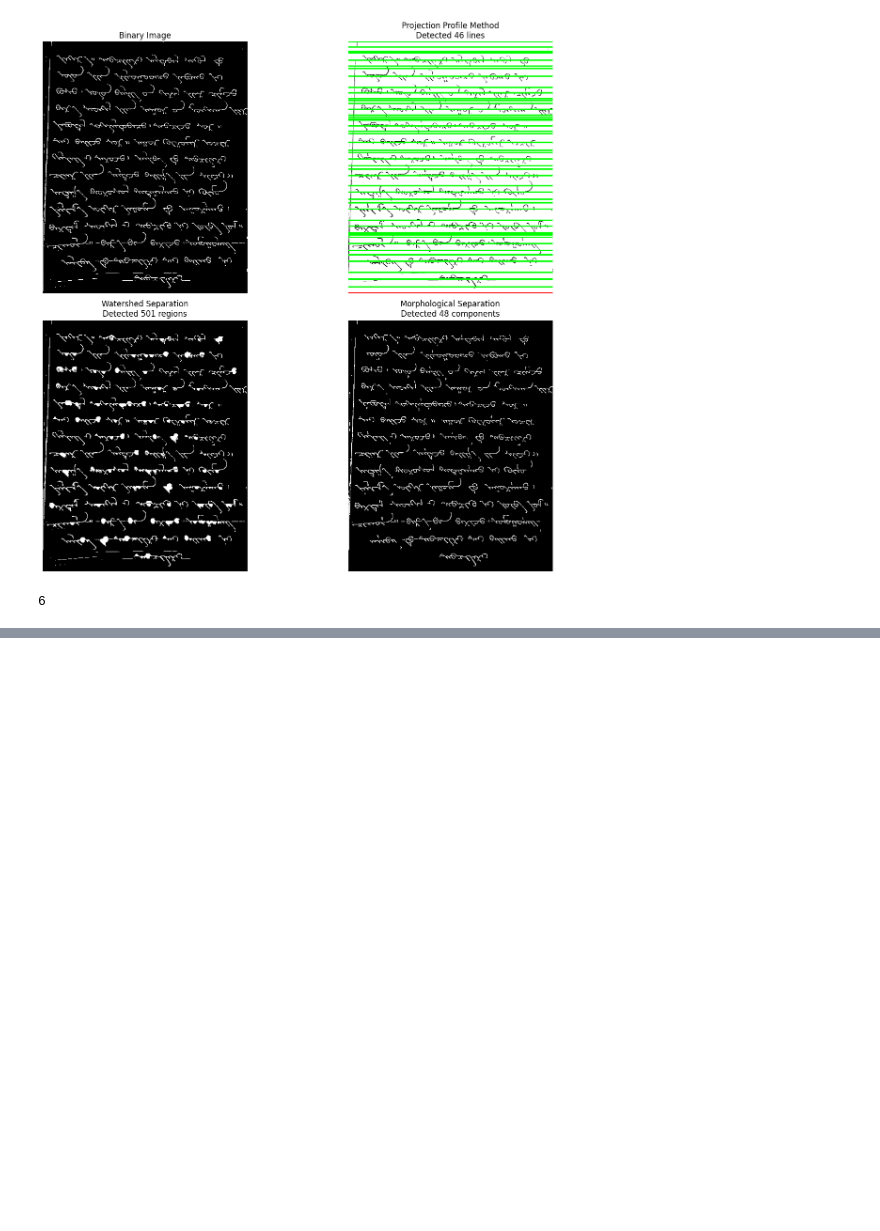
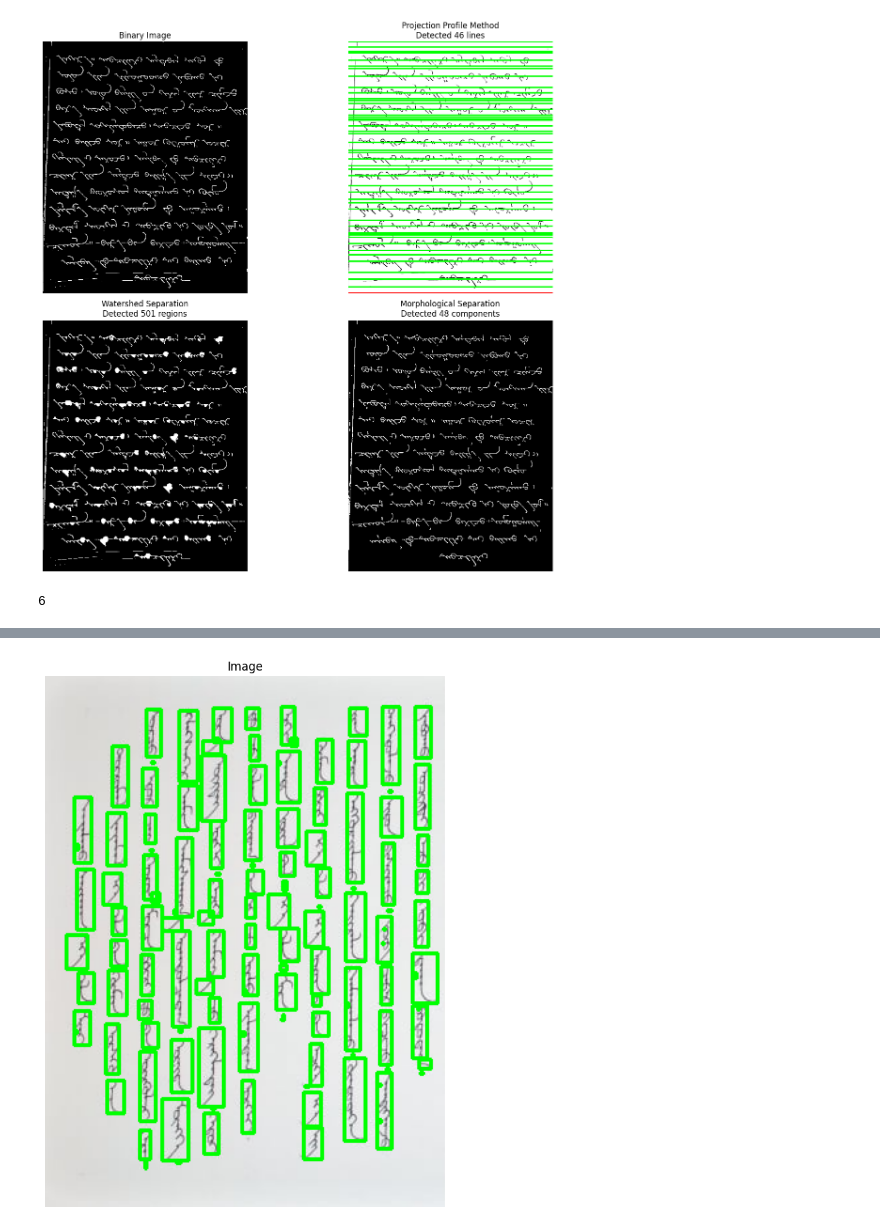
Before and after one commit to Munguudog/Mongol-tuulgatnii-hoyr-erhem-project-OCR-, a Jupyter notebook: adiya/word_segmentation/line_seperator.ipynb, the cells around one changed output, grey strips where cells are left out. Saved outputs shown, nothing was run; the diff lists cells and outputs as text; code cells hidden in the pictures; blank space fills up the shorter version.

```diff
--- a/adiya/word_segmentation/line_seperator.ipynb
+++ b/adiya/word_segmentation/line_seperator.ipynb
@@ -593,0 +611,16 @@ display_image
+# %%
+dilated_img = binary_img
+contours_result = cv2.findContours(dilated_img.copy(), cv2.RETR_EXTERNAL, cv2.CHAIN_APPROX_SIMPLE)
+contours = contours_result[len(contours_result)-2]
+sorted_contours = sorted(contours, key=lambda ctr: cv2.boundingRect(ctr)[0])
+
+# compute median contour width
+arr = []
+for contour in sorted_contours:
+    x, y, w, h = cv2.boundingRect(contour)
+    arr.append([x, y, w, h])
+# %%
+out = draw_boxes(img, arr)
+display(out)
+# %% [output]
+[figure, added]
```
Also changed, not shown: parts of 4 cells of this notebook, 9 other files.
